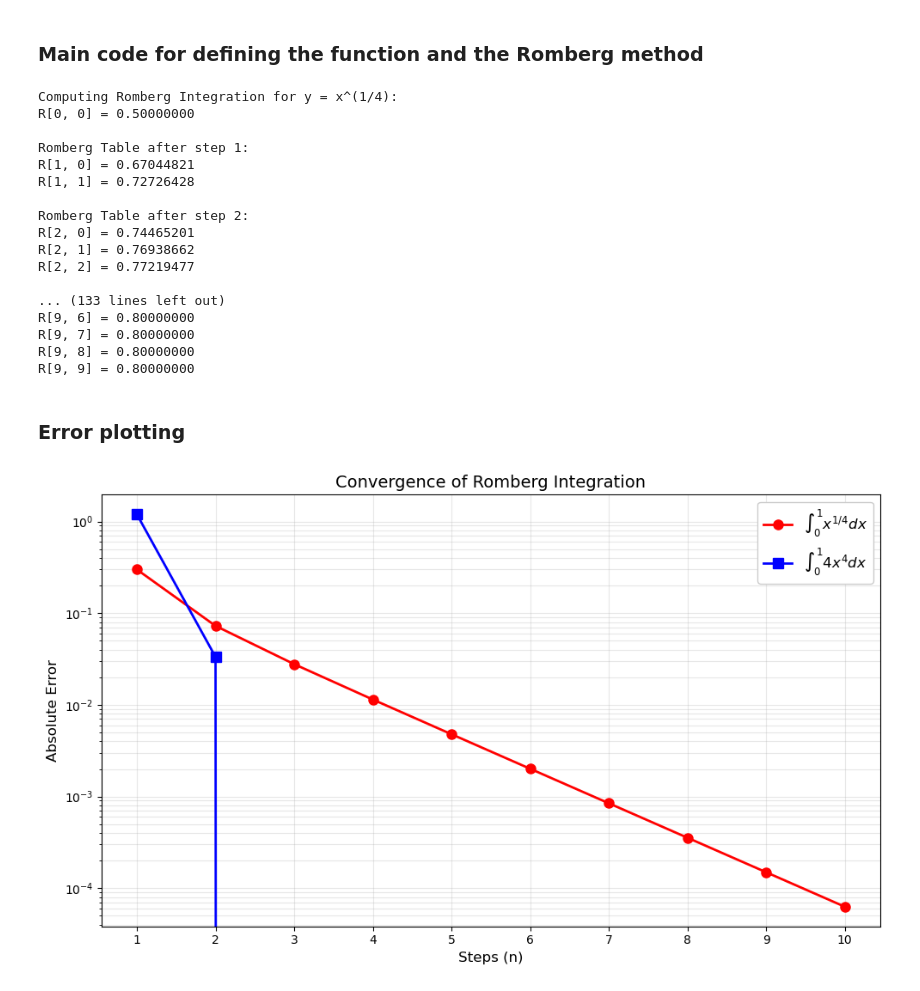
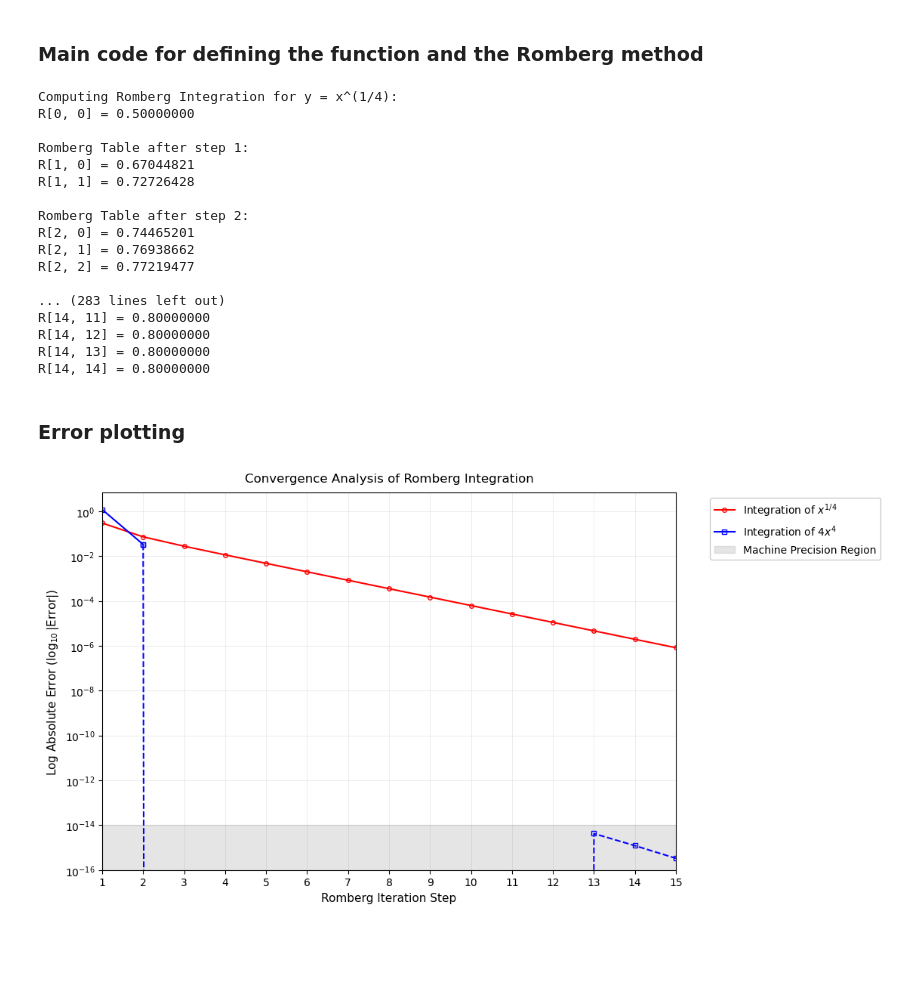
Before and after one commit to jyoutir/numerical-analysis-projects, a Jupyter notebook: final_project/final_project_2.ipynb, the cells around one changed output. Cells and saved outputs as stored; diff of their text form; code cells hidden in the pictures; blank space fills up the shorter version.

Commit message:
added lots of code and plots

```diff
--- a/final_project/final_project_2.ipynb
+++ b/final_project/final_project_2.ipynb
@@ -38,7 +38,6 @@ def tfunc1(x):
 def tfunc2(x):
     y = 4 * x**4
     return y
-
 
 
 ##############
@@ -81,7 +80,7 @@ def romberg(func, a, b, n):
 # Define the interval [a, b] and the number of extrapolations n
 a = 0
 b = 1
-n = 10  # Number of levels in the Romberg integration
+n = 15  # Number of levels in the Romberg integration
 exact_value = 4 / 5  # Exact value of the integral from 0 to 1
 
 # Calculate Romberg tables and errors for both functions
@@ -105,27 +104,51 @@ R[2, 0] = 0.74465201
 R[2, 1] = 0.76938662
 R[2, 2] = 0.77219477
 
-... (133 lines left out)
-R[9, 6] = 0.80000000
-R[9, 7] = 0.80000000
-R[9, 8] = 0.80000000
-R[9, 9] = 0.80000000
+... (283 lines left out)
+R[14, 11] = 0.80000000
+R[14, 12] = 0.80000000
+R[14, 13] = 0.80000000
+R[14, 14] = 0.80000000
 # %% [markdown]
 ### Error plotting
 # %%
-# Create the error plot
+# Initialize figure
 plt.figure(figsize=(10, 6))
 steps = np.arange(1, n + 1)
-plt.semilogy(steps, errors1, 'ro-', label=r'$\int_0^1 x^{1/4} dx$', linewidth=2, markersize=8)
-plt.semilogy(steps, errors2, 'bs-', label=r'$\int_0^1 4x^4 dx$', linewidth=2, markersize=8)
+
+# Plot x^(1/4) curve
+plt.semilogy(steps, errors1, 'r-', label='Integration of $x^{1/4}$',
+             linewidth=1.5, markersize=4, marker='o', markerfacecolor='none')
+
+# Plot 4x^4 curve with transition at machine precision
+cutoff_idx = next((i for i, err in enumerate(errors2) if err < 1e-14), len(errors2))
+plt.semilogy(steps[:cutoff_idx], errors2[:cutoff_idx], 'b-',
+             label='Integration of $4x^4$',
+             linewidth=1.5, markersize=4, marker='s', markerfacecolor='none')
+plt.semilogy(steps[cutoff_idx-1:], errors2[cutoff_idx-1:], 'b--',
+             linewidth=1.5, markersize=4, marker='s', markerfacecolor='none')
+
+# Add machine precision region
+plt.fill_between(steps, 1e-16, 1e-14, color='grey', alpha=0.2,
+                 label='Machine Precision Region')
+
+# Set labels, title, legend and other stuff to make it look nice and clean
+plt.xlabel('Romberg Iteration Step', fontsize=11)
+plt.ylabel(r'Log Absolute Error ($\log_{10}|\mathrm{Error}|$)', fontsize=11)
+plt.title('Convergence Analysis of Romberg Integration',
+          fontsize=12, pad=10)
+plt.grid(True, which='both', linestyle='-', alpha=0.2, color='grey', linewidth=0.5)
+plt.xlim(1, n)
+plt.ylim(1e-16, 7e0)
 plt.xticks(steps)
-plt.xlabel('Steps (n)', fontsize=12)
-plt.ylabel('Absolute Error', fontsize=12)
-plt.title('Convergence of Romberg Integration', fontsize=14)
-plt.grid(True, which='both', linestyle='-', alpha=0.3)
-plt.legend(fontsize=12, framealpha=1)
+plt.legend(bbox_to_anchor=(1.05, 1), loc='upper left',
+          fontsize=10, framealpha=1.0,
+          bbox_transform=plt.gca().transAxes)
 plt.tight_layout()
+plt.subplots_adjust(right=0.85)
 
+plt.savefig('final_project/romberg_convergence_analysis.png',
+            bbox_inches='tight', dpi=300, format='png')
 plt.show()
 # %% [output]
-[figure, old version]
+[figure, new version]
```
Also changed, not shown: parts of 4 cells of this notebook, 3 other files.
